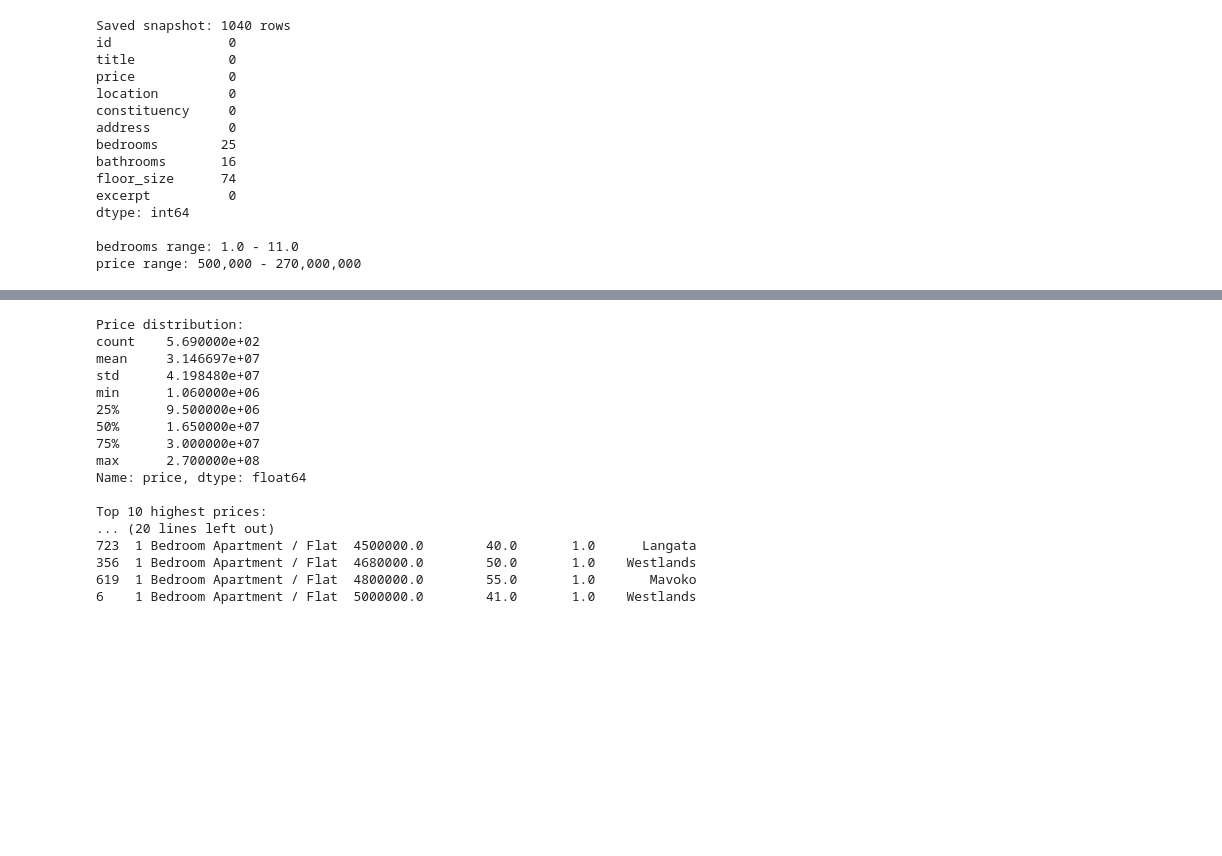
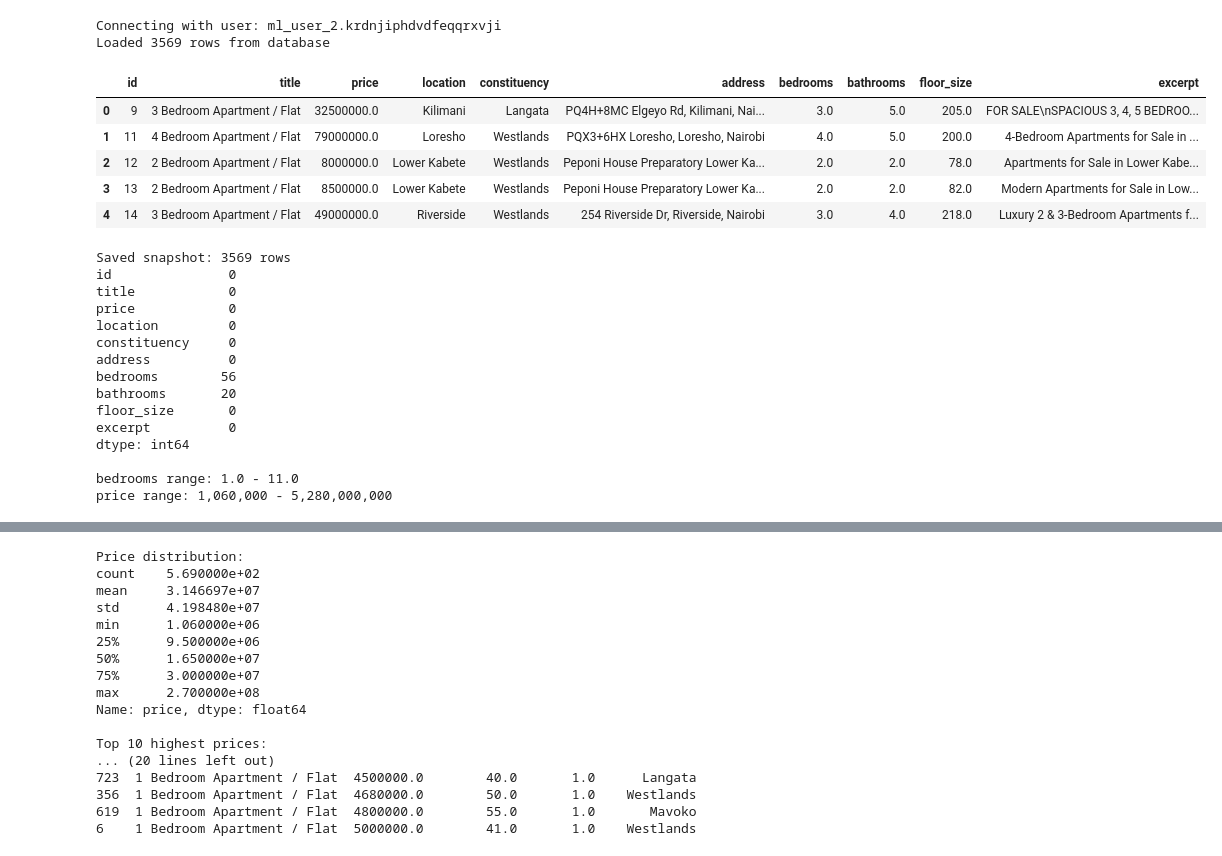
Before and after one commit to data-odyssey-lab/smart-real-estate-platform, a Jupyter notebook: machine-learning/notebooks/04_modelretrain.ipynb, the cells around one changed output, grey strips where cells are left out. Cells and saved outputs as stored; diff of their text form; code cells hidden in the pictures; blank space fills up the shorter version.

```diff
--- a/machine-learning/notebooks/04_modelretrain.ipynb
+++ b/machine-learning/notebooks/04_modelretrain.ipynb
@@ -41,3 +41,46 @@ Loaded 1040 rows from database
+# %%
+# Cell 1 b — Connect to DB and load data with floor_size only
+import os
+import pandas as pd
+from dotenv import load_dotenv
+from sqlalchemy import create_engine
+from urllib.parse import quote_plus
+
+load_dotenv()
+
+DB_HOST = os.getenv("DB_HOST")
+DB_PORT = os.getenv("DB_PORT")
+DB_NAME = os.getenv("DB_NAME")
+DB_USER = os.getenv("DB_USER")
+DB_PASSWORD = quote_plus(os.getenv("DB_PASSWORD"))
+
+connection_string = f"postgresql://{DB_USER}:{DB_PASSWORD}@{DB_HOST}:{DB_PORT}/{DB_NAME}"
+print("Connecting with user:", DB_USER)
+
+engine = create_engine(connection_string)
+
+query = """
+SELECT id, title, price, location, constituency, address,
+       bedrooms, bathrooms, floor_size, excerpt
+FROM property_listings
+WHERE price IS NOT NULL
+  AND price_flag IS NULL
+  AND floor_size IS NOT NULL
+  AND floor_size_flag IS NULL
+"""
+
+df = pd.read_sql(query, engine)
+print(f"Loaded {len(df)} rows from database")
+df.head()
+# %% [output]
+Connecting with user: ml_user_2.krdnjiphdvdfeqqrxvji
+Loaded 3569 rows from database
+|  | id | title | price | location | constituency | address | bedrooms | bathrooms | floor_size | excerpt |
+| 0 | 9 | 3 Bedroom Apartment / Flat | 32500000.0 | Kilimani | Langata | PQ4H+8MC Elgeyo Rd, Kilimani, Nai... | 3.0 | 5.0 | 205.0 | FOR SALE\nSPACIOUS 3, 4, 5 BEDROO... |
+| 1 | 11 | 4 Bedroom Apartment / Flat | 79000000.0 | Loresho | Westlands | PQX3+6HX Loresho, Loresho, Nairobi | 4.0 | 5.0 | 200.0 | 4-Bedroom Apartments for Sale in ... |
+| 2 | 12 | 2 Bedroom Apartment / Flat | 8000000.0 | Lower Kabete | Westlands | Peponi House Preparatory Lower Ka... | 2.0 | 2.0 | 78.0 | Apartments for Sale in Lower Kabe... |
+| 3 | 13 | 2 Bedroom Apartment / Flat | 8500000.0 | Lower Kabete | Westlands | Peponi House Preparatory Lower Ka... | 2.0 | 2.0 | 82.0 | Modern Apartments for Sale in Low... |
+| 4 | 14 | 3 Bedroom Apartment / Flat | 49000000.0 | Riverside | Westlands | 254 Riverside Dr, Riverside, Nairobi | 3.0 | 4.0 | 218.0 | Luxury 2 & 3-Bedroom Apartments f... |
 # %%
 #Cell 2 -Save snapshot +inspect
 import os
@@ -50,19 +93,19 @@ print(df.isnull().sum())
 print(f"\nbedrooms range: {df['bedrooms'].min()} - {df['bedrooms'].max()}")
 print(f"price range: {df['price'].min():,.0f} - {df['price'].max():,.0f}")
 # %% [output]
-Saved snapshot: 1040 rows
+Saved snapshot: 3569 rows
 id               0
 title            0
 price            0
 location         0
 constituency     0
 address          0
-bedrooms        25
-bathrooms       16
-floor_size      74
+bedrooms        56
+bathrooms       20
+floor_size       0
 excerpt          0
 dtype: int64
 
 bedrooms range: 1.0 - 11.0
-price range: 500,000 - 270,000,000
+price range: 1,060,000 - 5,280,000,000
 # %%
```
Also changed, not shown: parts of 8 cells of this notebook, 3 other files.
